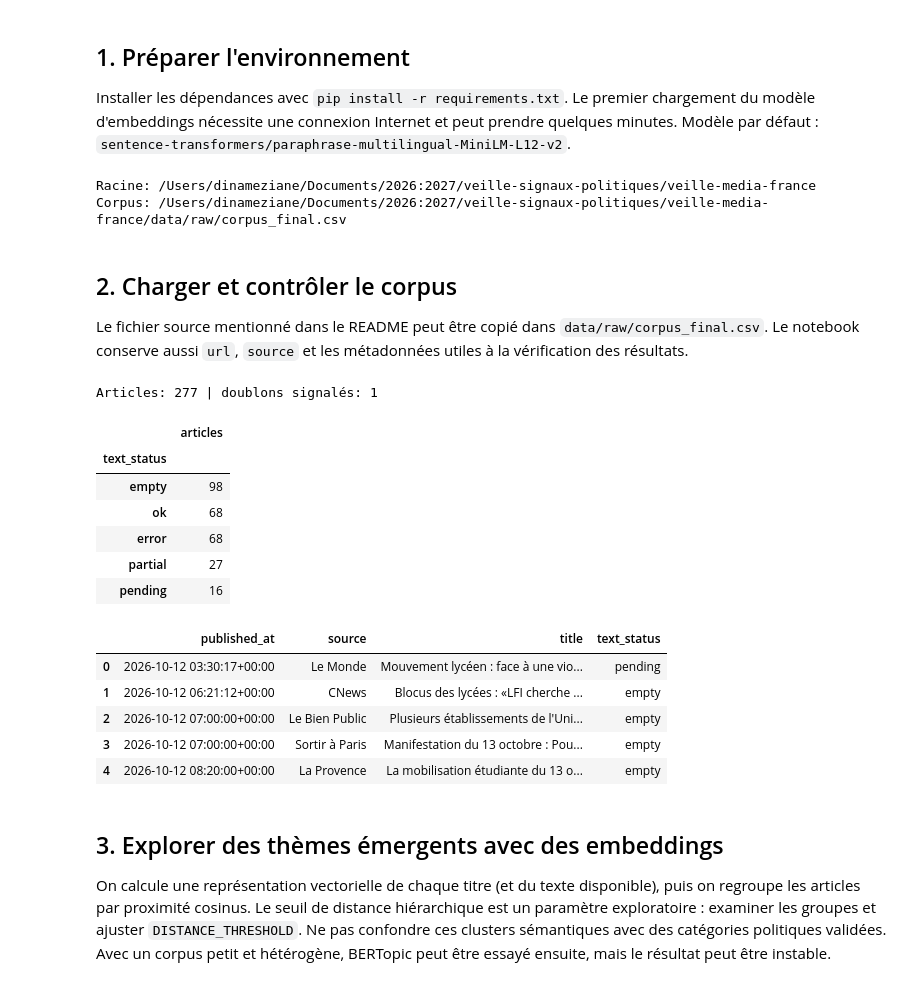
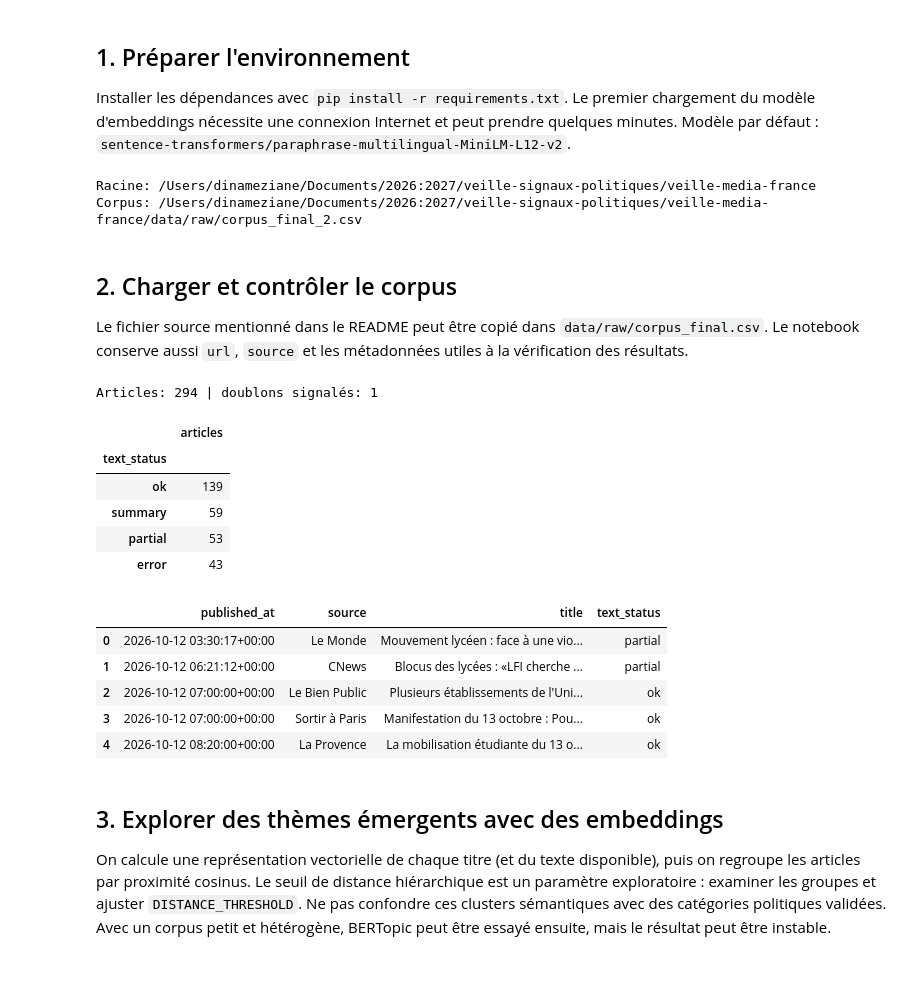
Before and after one commit to Rahma40/veille-signaux-politiques, a Jupyter notebook: veille-media-france/notebooks/etudiant_2/02_analyse_nlp_embeddings.ipynb, the cells around one changed output. Cells and saved outputs as stored; diff of their text form; code cells hidden in the pictures.

Commit message:
execution corpus final

```diff
--- a/veille-media-france/notebooks/etudiant_2/02_analyse_nlp_embeddings.ipynb
+++ b/veille-media-france/notebooks/etudiant_2/02_analyse_nlp_embeddings.ipynb
@@ -22,7 +22,7 @@ ROOT = Path.cwd()
 # Le notebook est situé dans notebooks/etudiant_2 ; remonter à la racine du dépôt.
 if ROOT.name == "etudiant_2":
     ROOT = ROOT.parents[1]
-CORPUS_PATH = ROOT / "data" / "raw" / "corpus_final.csv"
+CORPUS_PATH = ROOT / "data" / "raw" / "corpus_final_2.csv"
 # En cas de lancement depuis un autre dossier, modifier cette variable manuellement.
 OUT = ROOT / "data" / "processed"
 OUT.mkdir(parents=True, exist_ok=True)
@@ -30,7 +30,7 @@ print("Racine:", ROOT)
 print("Corpus:", CORPUS_PATH)
 # %% [output]
 Racine: /Users/dinameziane/Documents/2026:2027/veille-signaux-politiques/veille-media-france
-Corpus: /Users/dinameziane/Documents/2026:2027/veille-signaux-politiques/veille-media-france/data/raw/corpus_final.csv
+Corpus: /Users/dinameziane/Documents/2026:2027/veille-signaux-politiques/veille-media-france/data/raw/corpus_final_2.csv
 # %% [markdown]
 ## 2. Charger et contrôler le corpus
 
@@ -38,37 +38,36 @@ Le fichier source mentionné dans le README peut être copié dans `data/raw/cor
 # %%
 if not CORPUS_PATH.exists():
     # Solution pratique pour le premier lancement : placer le CSV dans data/raw.
-    raise FileNotFoundError(f"Copier corpus_final.csv dans {CORPUS_PATH}")
+    raise FileNotFoundError(f"Copier corpus_final_2.csv dans {CORPUS_PATH}")
 df = pd.read_csv(CORPUS_PATH, encoding="utf-8-sig")
 required = {"article_id", "title", "published_at", "source", "url", "text", "text_status", "duplicate_of"}
 missing = required - set(df.columns)
 if missing: raise ValueError(f"Colonnes manquantes : {sorted(missing)}")
 df["published_at"] = pd.to_datetime(df["published_at"], utc=True, errors="coerce")
 df["text"] = df["text"].fillna("").astype(str)
 df["title"] = df["title"].fillna("").astype(str)
 df["source"] = df["source"].fillna("Source inconnue").astype(str)
 # Le titre reste la base commune ; le texte est inclus seulement s'il a été récupéré.
 usable_text = df["text_status"].isin(["ok", "partial"]) & df["text"].str.strip().ne("")
 df["nlp_text"] = df["title"] + np.where(usable_text, "\n" + df["text"], "")
 df["is_duplicate"] = df["duplicate_of"].fillna("").astype(str).str.strip().ne("")
 print("Articles:", len(df), "| doublons signalés:", int(df.is_duplicate.sum()))
 display(df["text_status"].value_counts(dropna=False).rename_axis("text_status").to_frame("articles"))
 display(df[["published_at", "source", "title", "text_status"]].head())
 # %% [output]
-Articles: 277 | doublons signalés: 1
+Articles: 294 | doublons signalés: 1
 |  | articles |
 | text_status |  |
-| empty | 98 |
-| ok | 68 |
-| error | 68 |
-| partial | 27 |
-| pending | 16 |
+| ok | 139 |
+| summary | 59 |
+| partial | 53 |
+| error | 43 |
 |  | published_at | source | title | text_status |
-| 0 | 2026-10-12 03:30:17+00:00 | Le Monde | Mouvement lycéen : face à une vio... | pending |
-| 1 | 2026-10-12 06:21:12+00:00 | CNews | Blocus des lycées : «LFI cherche ... | empty |
-| 2 | 2026-10-12 07:00:00+00:00 | Le Bien Public | Plusieurs établissements de l'Uni... | empty |
-| 3 | 2026-10-12 07:00:00+00:00 | Sortir à Paris | Manifestation du 13 octobre : Pou... | empty |
-| 4 | 2026-10-12 08:20:00+00:00 | La Provence | La mobilisation étudiante du 13 o... | empty |
+| 0 | 2026-10-12 03:30:17+00:00 | Le Monde | Mouvement lycéen : face à une vio... | partial |
+| 1 | 2026-10-12 06:21:12+00:00 | CNews | Blocus des lycées : «LFI cherche ... | partial |
+| 2 | 2026-10-12 07:00:00+00:00 | Le Bien Public | Plusieurs établissements de l'Uni... | ok |
+| 3 | 2026-10-12 07:00:00+00:00 | Sortir à Paris | Manifestation du 13 octobre : Pou... | ok |
+| 4 | 2026-10-12 08:20:00+00:00 | La Provence | La mobilisation étudiante du 13 o... | ok |
 # %% [markdown]
 ## 3. Explorer des thèmes émergents avec des embeddings
 
```
Also changed, not shown: parts of 6 cells of this notebook, 2 other files.
